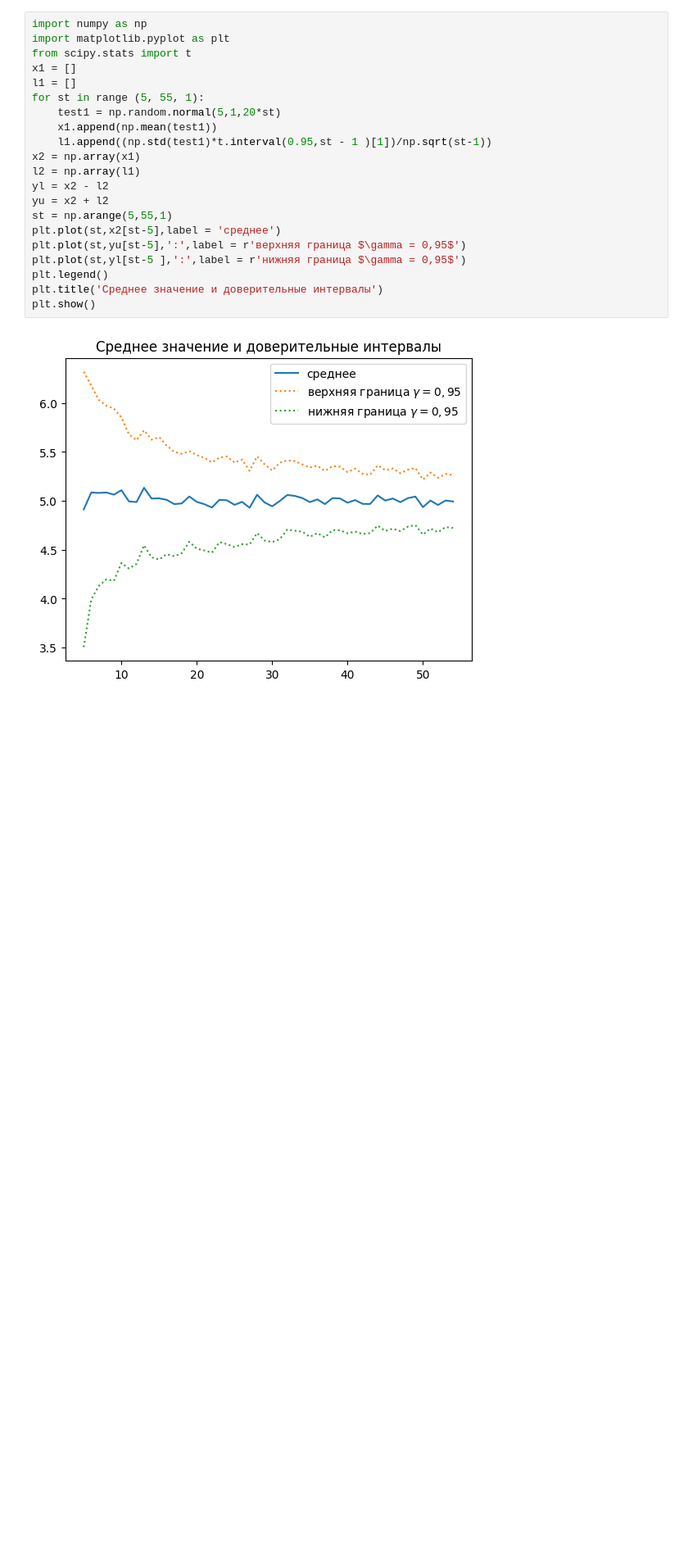
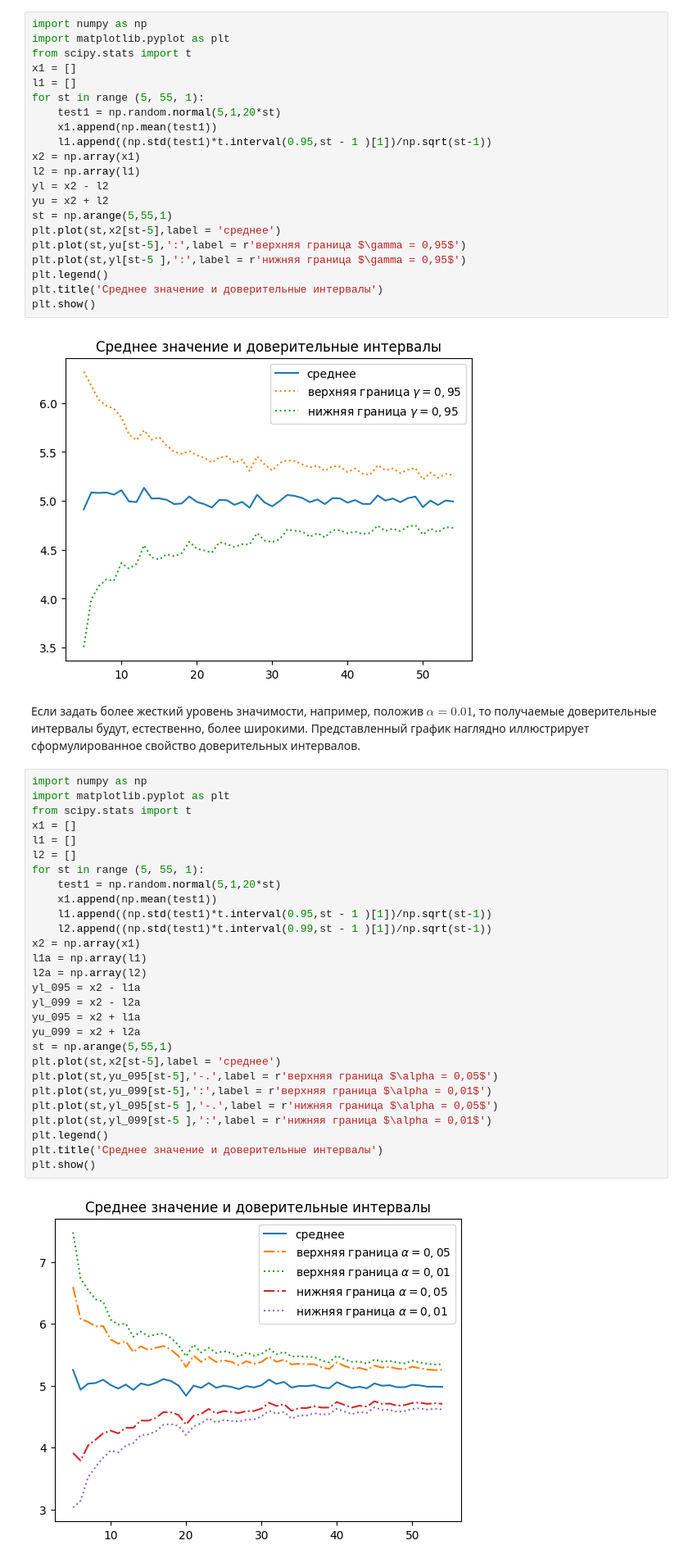
Before and after one commit to SergeyS1954/LW_TR, a Jupyter notebook: LW4.ipynb, the cells around one changed output. Shown at 82% size. Saved outputs shown, nothing was run; the diff lists cells and outputs as text; blank space fills up the shorter version.

```diff
--- a/LW4.ipynb
+++ b/LW4.ipynb
@@ -309,3 +309,35 @@ plt.title('Среднее значение и доверительные инт
 plt.show()
 # %% [output]
 [figure]
+# %% [markdown]
+Если задать более жесткий уровень значимости, например, положив $\alpha = 0.01$, то получаемые доверительные интервалы будут, естественно, более широкими. Представленный график наглядно иллюстрирует сформулированное свойство доверительных интервалов.
+# %%
+import numpy as np
+import matplotlib.pyplot as plt
+from scipy.stats import t
+x1 = []
+l1 = []
+l2 = []
+for st in range (5, 55, 1):
+    test1 = np.random.normal(5,1,20*st)
+    x1.append(np.mean(test1))
+    l1.append((np.std(test1)*t.interval(0.95,st - 1 )[1])/np.sqrt(st-1))
+    l2.append((np.std(test1)*t.interval(0.99,st - 1 )[1])/np.sqrt(st-1))
+x2 = np.array(x1)
+l1a = np.array(l1)
+l2a = np.array(l2)
+yl_095 = x2 - l1a
+yl_099 = x2 - l2a
+yu_095 = x2 + l1a
+yu_099 = x2 + l2a
+st = np.arange(5,55,1)
+plt.plot(st,x2[st-5],label = 'среднее')
+plt.plot(st,yu_095[st-5],'-.',label = r'верхняя граница $\alpha = 0,05$')
+plt.plot(st,yu_099[st-5],':',label = r'верхняя граница $\alpha = 0,01$')
+plt.plot(st,yl_095[st-5 ],'-.',label = r'нижняя граница $\alpha = 0,05$')
+plt.plot(st,yl_099[st-5 ],':',label = r'нижняя граница $\alpha = 0,01$')
+plt.legend()
+plt.title('Среднее значение и доверительные интервалы')
+plt.show()
+# %% [output]
+[figure, added]
```
